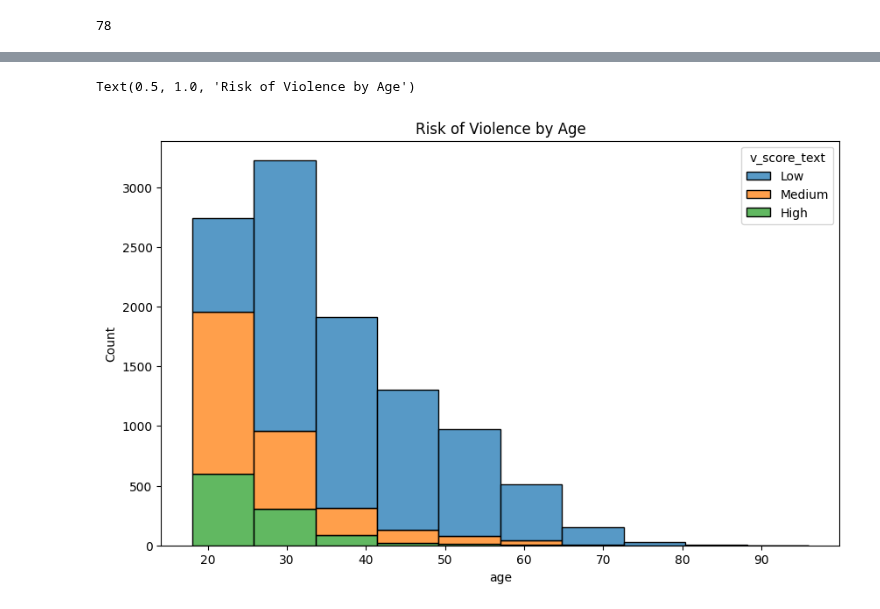
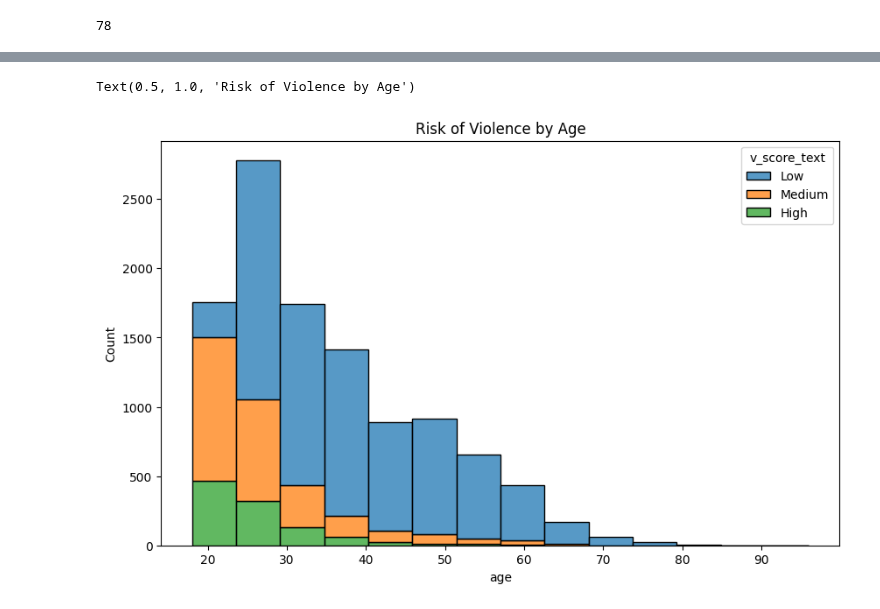
Before and after one commit to chance-roberts/DATA6550-Bias, a Jupyter notebook: Code/Roberts/RobertsC_Module1_Bias.ipynb, the cells around one changed output, grey strips where cells are left out. Saved outputs shown, nothing was run; the diff lists cells and outputs as text; code cells hidden in the pictures.

```diff
--- a/Code/Roberts/RobertsC_Module1_Bias.ipynb
+++ b/Code/Roberts/RobertsC_Module1_Bias.ipynb
@@ -98,11 +107,11 @@ age_score_table
 # %%
 #Visualize the age distribution with 'v_score_text' as hue
 utils.plt.figure(figsize=(10, 6))
-utils.sns.histplot(df_non_dup, x='age', hue='v_score_text', bins=10, multiple='stack')
+utils.sns.histplot(df_non_dup, x='age', hue='v_score_text', bins=14, multiple='stack')
 utils.plt.title('Risk of Violence by Age')
 # %% [output]
 Text(0.5, 1.0, 'Risk of Violence by Age')
-[figure, old version]
+[figure, new version]
 # %%
 #Count the values of each 'v_score_text' for each 'age' bin
 age_v_score_table = df_non_dup.groupby([age_bins, 'v_score_text'], observed=True)['name'].count().reset_index()
```
Also changed, not shown: parts of 8 cells of this notebook.
